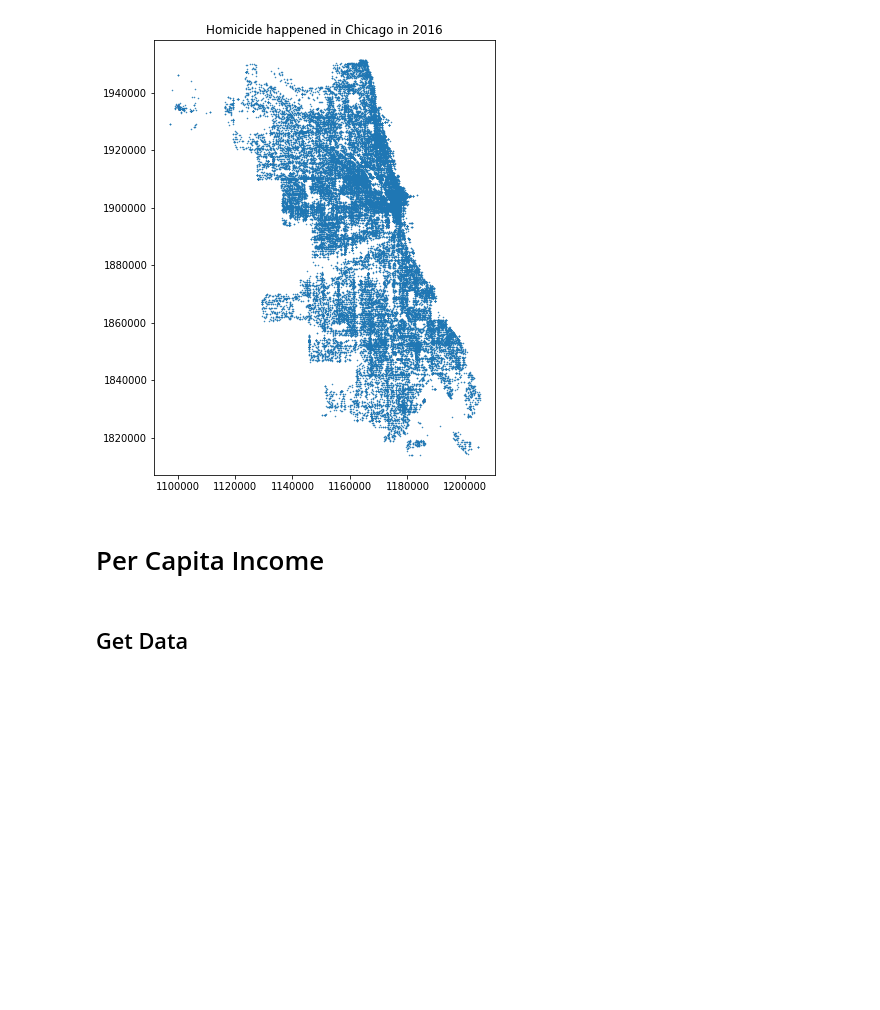
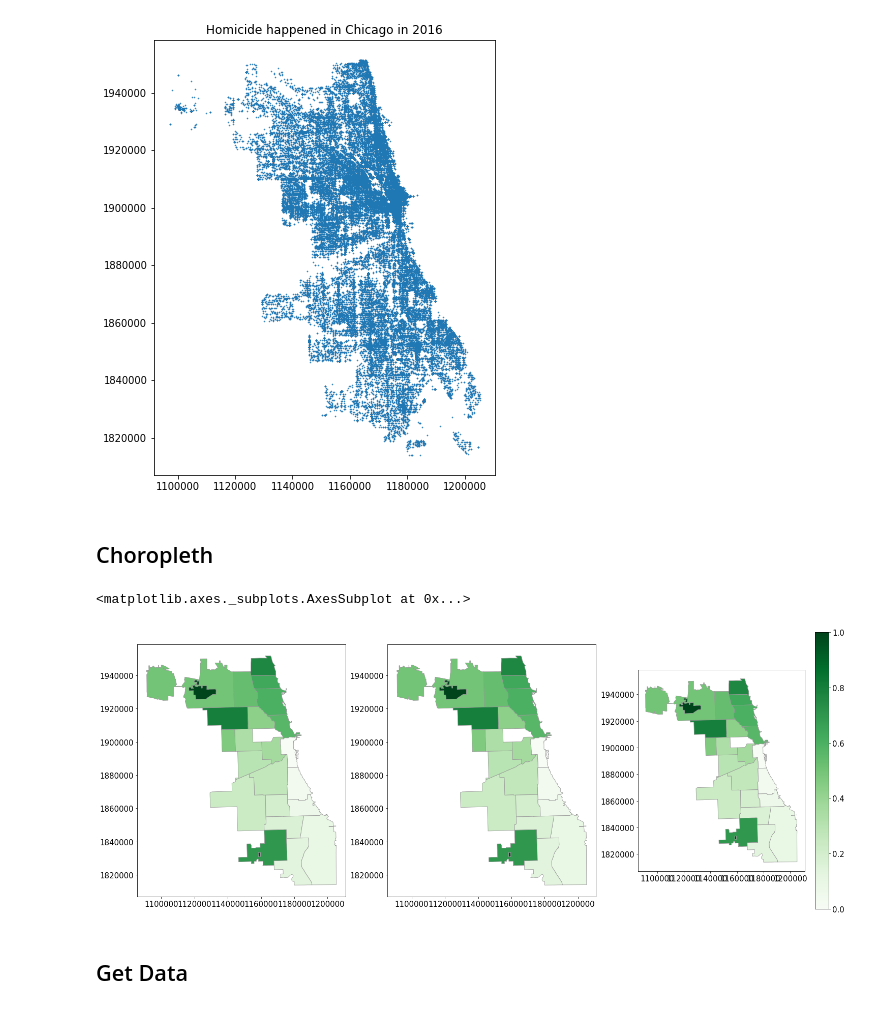
Before and after one commit to nschenone/Crime_Analysis_in_Chicago, a Jupyter notebook: COGS 108 Final Project Shane.ipynb, the cells around one changed output. Cells and saved outputs as stored; diff of their text form; code cells hidden in the pictures; blank space fills up the shorter version.

Commit message:
Plot choropleth map

```diff
--- a/COGS 108 Final Project Shane.ipynb
+++ b/COGS 108 Final Project Shane.ipynb
@@ -442,8 +298,56 @@ ax.set_title('Homicide happened in Chicago in 2016')
 # %% [output]
 Text(0.5, 1.0, 'Homicide happened in Chicago in 2016')
 [figure]
-# %% [markdown]
-# Per Capita Income
+# %% [markdown]
+## Choropleth
+# %%
+fd='data/PoliceDistrict copy.shp'
+map_Chicago=gpd.read_file(fd)
+map_Chicago.drop(columns=['DIST_LABEL'],inplace=True)
+map_Chicago["DIST_NUM"]=map_Chicago["DIST_NUM"].apply(pd.to_numeric)
+
+district_2003=pd.DataFrame(df_2003['District'].value_counts())
+district_2007=pd.DataFrame(df_2007['District'].value_counts())
+district_2016=pd.DataFrame(df_2016['District'].value_counts())
+
+
+district_2003=district_2003.reset_index().rename(columns={'index':'DIST_NUM','District':'CRIME_NUM'})
+district_2007=district_2007.reset_index().rename(columns={'index':'DIST_NUM','District':'CRIME_NUM'})
+district_2016=district_2016.reset_index().rename(columns={'index':'DIST_NUM','District':'CRIME_NUM'})
+
+map_2003=map_Chicago.merge(district_2003,on='DIST_NUM')
+map_2007=map_Chicago.merge(district_2007,on='DIST_NUM')
+map_2016=map_Chicago.merge(district_2016,on='DIST_NUM')
+# %%
+SMALL_SIZE = 15
+MEDIUM_SIZE = 18
+BIGGER_SIZE = 22
+
+plt.rc('font', size=SMALL_SIZE)          # controls default text sizes
+plt.rc('axes', titlesize=SMALL_SIZE)     # fontsize of the axes title
+plt.rc('axes', labelsize=MEDIUM_SIZE)    # fontsize of the x and y labels
+plt.rc('xtick', labelsize=SMALL_SIZE)    # fontsize of the tick labels
+plt.rc('ytick', labelsize=SMALL_SIZE)    # fontsize of the tick labels
+plt.rc('legend', fontsize=SMALL_SIZE)    # legend fontsize
+plt.rc('figure', titlesize=BIGGER_SIZE)  # fontsize of the figure title
+
+plt.rcParams['figure.figsize'] = (25, 10) #increase figure size
+# %%
+fig, axs = plt.subplots(1,3)
+
+sm = plt.cm.ScalarMappable(cmap='Greens')
+sm._A = []
+cbar = fig.colorbar(sm)
+ax.axis('off')
+ax.set_title('Crime happened in Chicago in 2003')
+
+
+map_2003.plot(column="DIST_NUM", cmap='Greens', linewidth=0.8, ax=axs[0], edgecolor='0.6')
+map_2007.plot(column="DIST_NUM", cmap='Greens', linewidth=0.8, ax=axs[1], edgecolor='0.6')
+map_2016.plot(column="DIST_NUM", cmap='Greens', linewidth=0.8, ax=axs[2], edgecolor='0.6')
+# %% [output]
+<matplotlib.axes._subplots.AxesSubplot at 0x...>
+[figure, added]
 # %% [markdown]
 ## Get Data
 # %%
```
Also changed, not shown: parts of 21 cells of this notebook, 11 other files.
